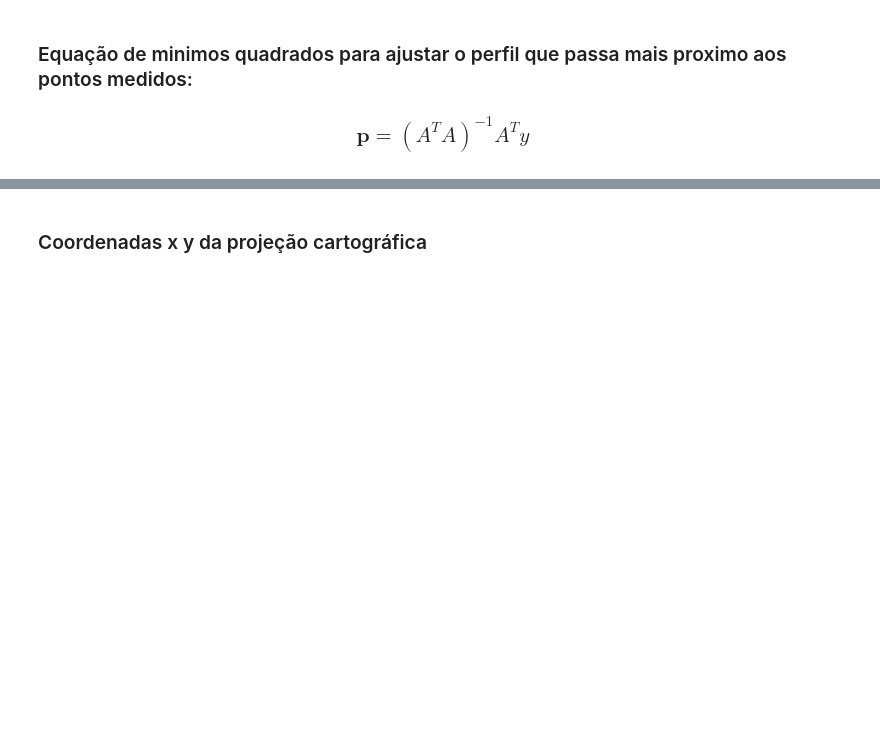
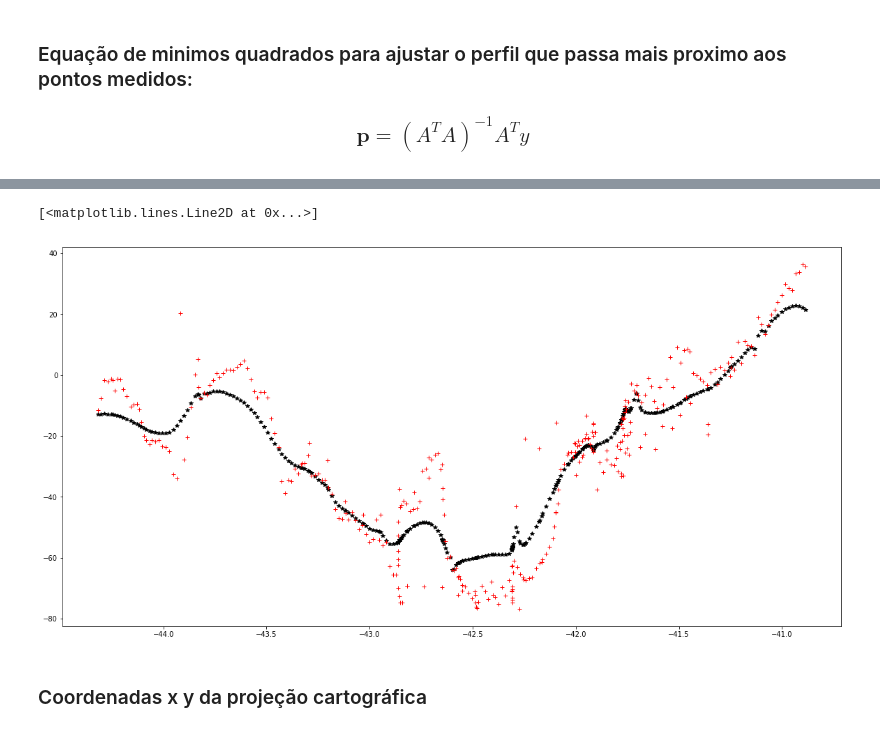
Before and after one commit to MathewsAndrade/Mathews_codes, a Jupyter notebook: data_barreirinhas.ipynb, the cells around one changed output, grey strips where cells are left out. Saved outputs shown, nothing was run; the diff lists cells and outputs as text; code cells hidden in the pictures; blank space fills up the shorter version.

```diff
--- a/data_barreirinhas.ipynb
+++ b/data_barreirinhas.ipynb
@@ -120,3 +130,12 @@ yr = p[0]*x + p[1] # sao os valores de latitude para o perfil.
+# %%
+# interpolação pelo inverso da potencia da distancia para computar a anomalia da gravidade no perfil ajustado:
+gzi = inv_power_dist(lon,lat,gz,x,yr,2.0)
+plt.plot(x,gzi,'*k')
+plt.plot(x,gz,'+r')
+#plt.plot(lon,gz,'ro')
+# %% [output]
+[<matplotlib.lines.Line2D at 0x...>]
+[figure, added]
 # %%
 ### Interpolaçao para calcular a anomalia da gravidade nos pontos do perfil:
 #interpolator = Rbf(utmx,utmy,gz,function='Gaussian')
```
Also changed, not shown: parts of 9 cells of this notebook.
